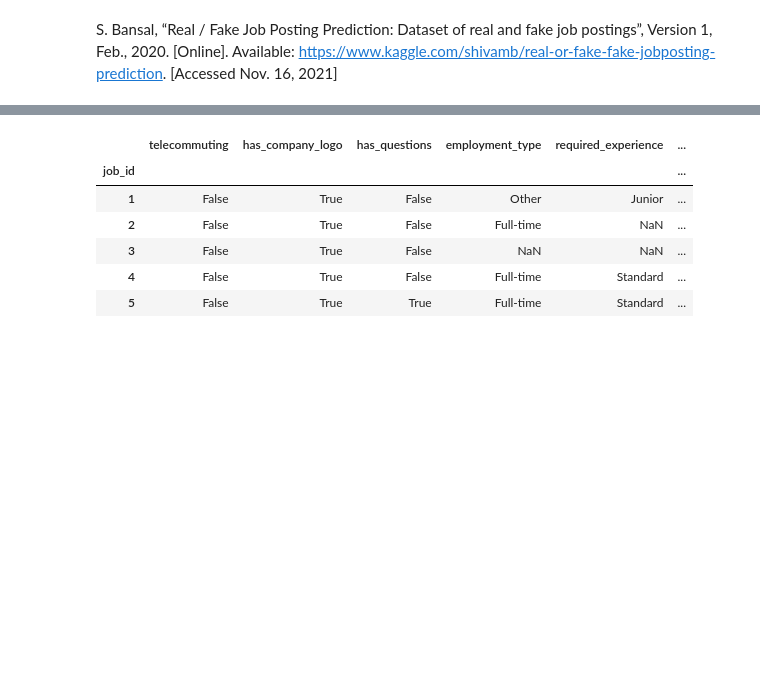
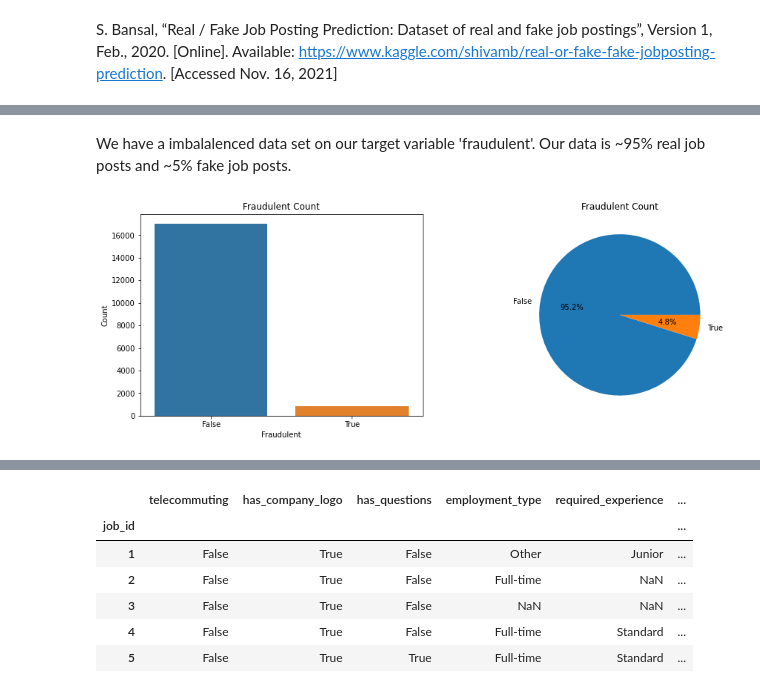
Before and after one commit to RodAli/fake-job-postings-analysis, a Jupyter notebook: INF2179_GROUP_1_PROJECT.ipynb, the cells around one changed output, grey strips where cells are left out. Saved outputs shown, nothing was run; the diff lists cells and outputs as text; code cells hidden in the pictures; blank space fills up the shorter version.

```diff
--- a/INF2179_GROUP_1_PROJECT.ipynb
+++ b/INF2179_GROUP_1_PROJECT.ipynb
@@ -250,0 +334,19 @@ from imblearn.combine import SMOTETomek
+# %% [markdown]
+We have a imbalalenced data set on our target variable 'fraudulent'. Our data is ~95% real job posts and ~5% fake job posts.
+# %%
+f, axes = plt.subplots(1, 2, figsize=(15, 5))
+target_col = "fraudulent"
+clean_label = clean_label_name(target_col)
+
+# Create count plot to visualize real and fake post count
+ax = sns.countplot(x=target_col, data=df, ax=axes[0])
+ax.set(xlabel=clean_label, ylabel='Count', title=f'{clean_label} Count')
+
+# Create pie chart to visualize proportion of real and fake posts
+fraudulent_value_count = df[target_col].value_counts()
+plt.pie(fraudulent_value_count, labels=fraudulent_value_count.index, autopct="%.1f%%")
+plt.title(f'{clean_label} Count')
+
+plt.show()
+# %% [output]
+[figure, added]
```
Also changed, not shown: parts of 114 cells of this notebook.
